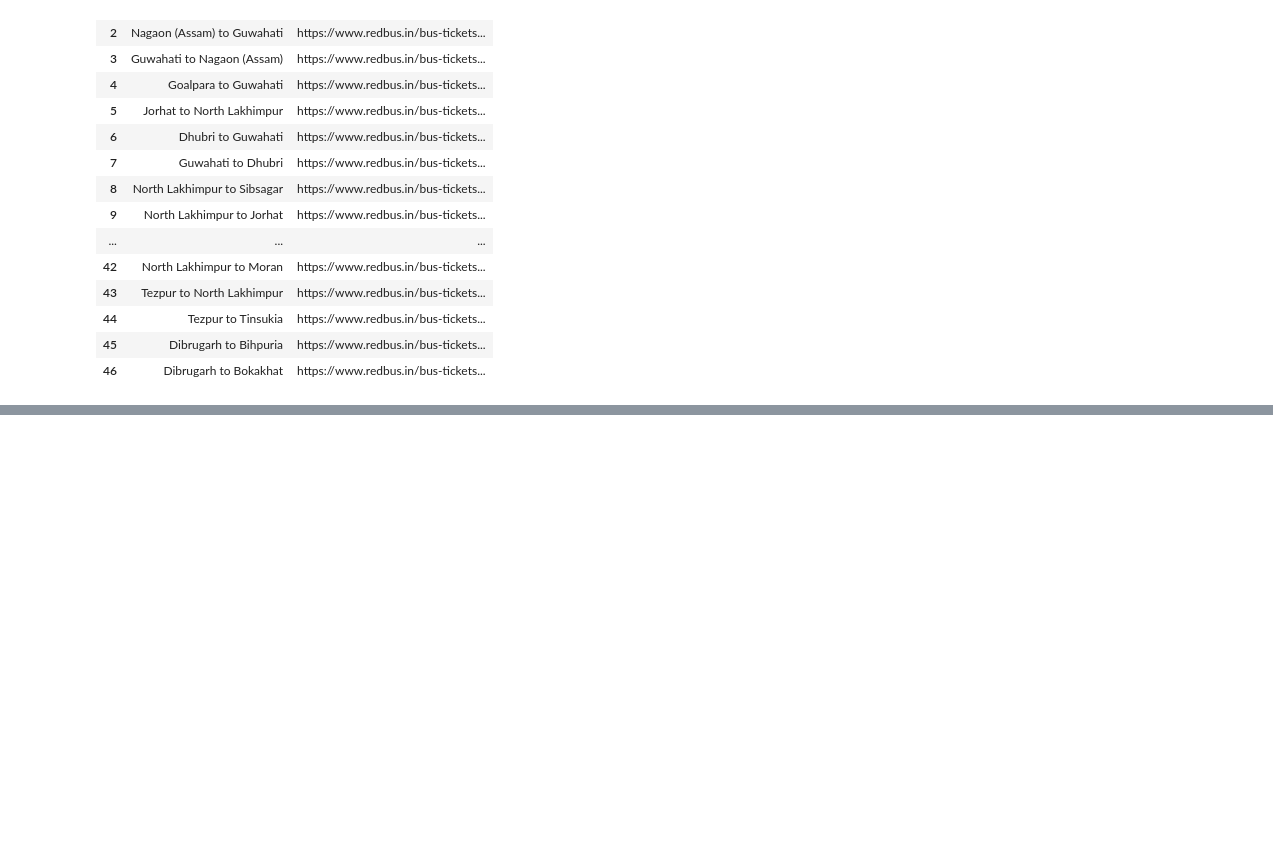
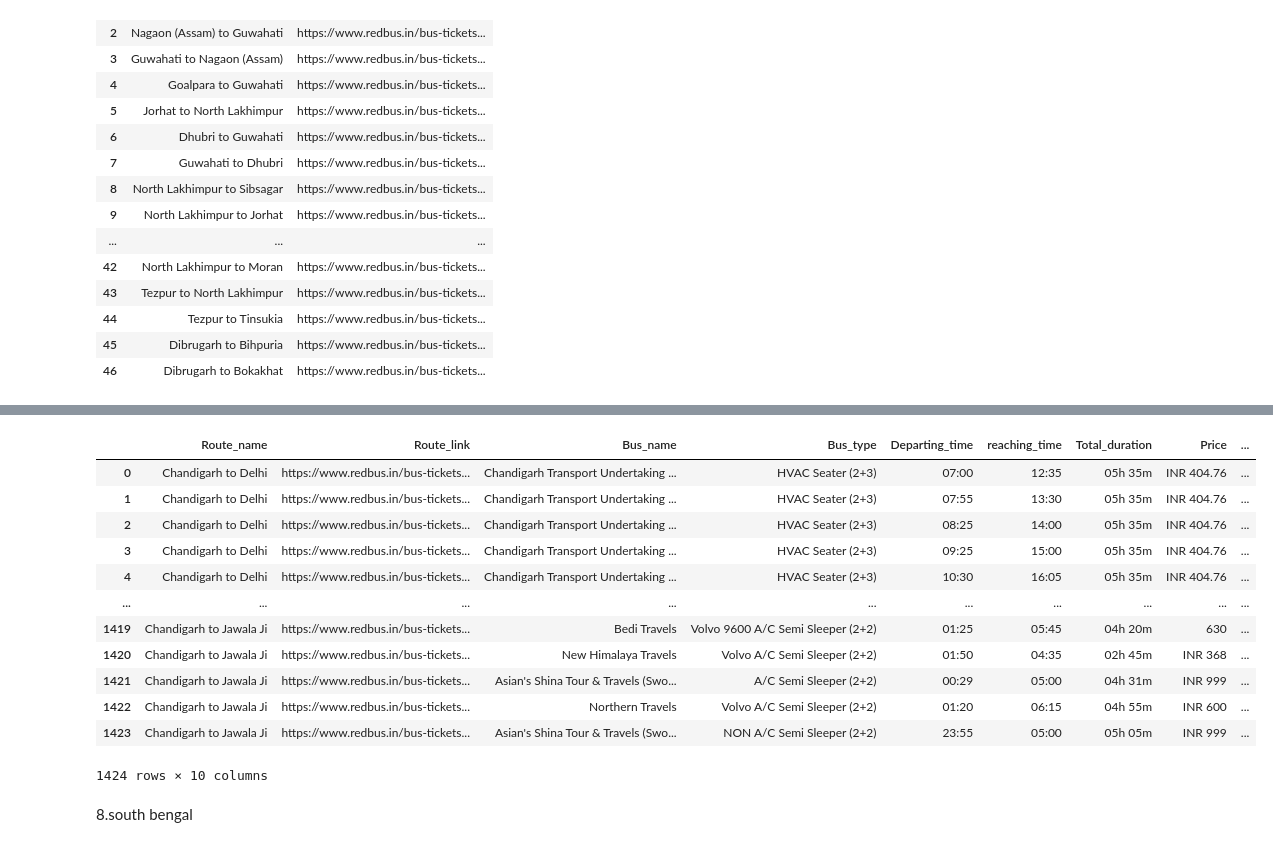
Before and after one commit to Sandhyasrinivasan29/Red-Bus-Selenium-Web-Scraping-, a Jupyter notebook: redbus.ipynb, the cells around one changed output, grey strips where cells are left out. Cells and saved outputs as stored; diff of their text form; code cells hidden in the pictures; blank space fills up the shorter version.

```diff
--- a/redbus.ipynb
+++ b/redbus.ipynb
@@ -1620,0 +1455,3 @@ print("Successfully Completed")
+# %%
+df_6=pd.read_csv("chandigarh.csv")
+df_6
@@ -1620,0 +1567,31 @@ print("Successfully Completed")
+# %%
+chandigarh_data={"Route_name":Route_names,
+             "Route_link":Route_links,
+             "Bus_name":Bus_names_C,
+             "Bus_type":Bus_types_C,
+             "Departing_time":Start_Time_C,
+             "reaching_time":End_Time_C,
+             "Total_duration": Total_Duration_C,
+             "Price":Prices_C,
+             "Seats_available":Seats_Available_C,
+             "Ratings":Ratings_C
+             }
+bus7=pd.DataFrame(chandigarh_data)
+bus7.to_csv("chandigarh_bus.csv",index=False)
+bus7
+# %% [output]
+|  | Route_name | Route_link | Bus_name | Bus_type | Departing_time | reaching_time | Total_duration | Price | ... |
+| 0 | Chandigarh to Delhi | https://www.redbus.in/bus-tickets... | Chandigarh Transport Undertaking ... | HVAC Seater (2+3) | 07:00 | 12:35 | 05h 35m | INR 404.76 | ... |
+| 1 | Chandigarh to Delhi | https://www.redbus.in/bus-tickets... | Chandigarh Transport Undertaking ... | HVAC Seater (2+3) | 07:55 | 13:30 | 05h 35m | INR 404.76 | ... |
+| 2 | Chandigarh to Delhi | https://www.redbus.in/bus-tickets... | Chandigarh Transport Undertaking ... | HVAC Seater (2+3) | 08:25 | 14:00 | 05h 35m | INR 404.76 | ... |
+| 3 | Chandigarh to Delhi | https://www.redbus.in/bus-tickets... | Chandigarh Transport Undertaking ... | HVAC Seater (2+3) | 09:25 | 15:00 | 05h 35m | INR 404.76 | ... |
+| 4 | Chandigarh to Delhi | https://www.redbus.in/bus-tickets... | Chandigarh Transport Undertaking ... | HVAC Seater (2+3) | 10:30 | 16:05 | 05h 35m | INR 404.76 | ... |
+| ... | ... | ... | ... | ... | ... | ... | ... | ... | ... |
+| 1419 | Chandigarh to Jawala Ji | https://www.redbus.in/bus-tickets... | Bedi Travels | Volvo 9600 A/C Semi Sleeper (2+2) | 01:25 | 05:45 | 04h 20m | 630 | ... |
+| 1420 | Chandigarh to Jawala Ji | https://www.redbus.in/bus-tickets... | New Himalaya Travels | Volvo A/C Semi Sleeper (2+2) | 01:50 | 04:35 | 02h 45m | INR 368 | ... |
+| 1421 | Chandigarh to Jawala Ji | https://www.redbus.in/bus-tickets... | Asian's Shina Tour & Travels (Swo... | A/C Semi Sleeper (2+2) | 00:29 | 05:00 | 04h 31m | INR 999 | ... |
+| 1422 | Chandigarh to Jawala Ji | https://www.redbus.in/bus-tickets... | Northern Travels | Volvo A/C Semi Sleeper (2+2) | 01:20 | 06:15 | 04h 55m | INR 600 | ... |
+| 1423 | Chandigarh to Jawala Ji | https://www.redbus.in/bus-tickets... | Asian's Shina Tour & Travels (Swo... | NON A/C Semi Sleeper (2+2) | 23:55 | 05:00 | 05h 05m | INR 999 | ... |
+1424 rows × 10 columns
+# %% [markdown]
+8.south bengal
```
Also changed, not shown: parts of 74 cells of this notebook.
